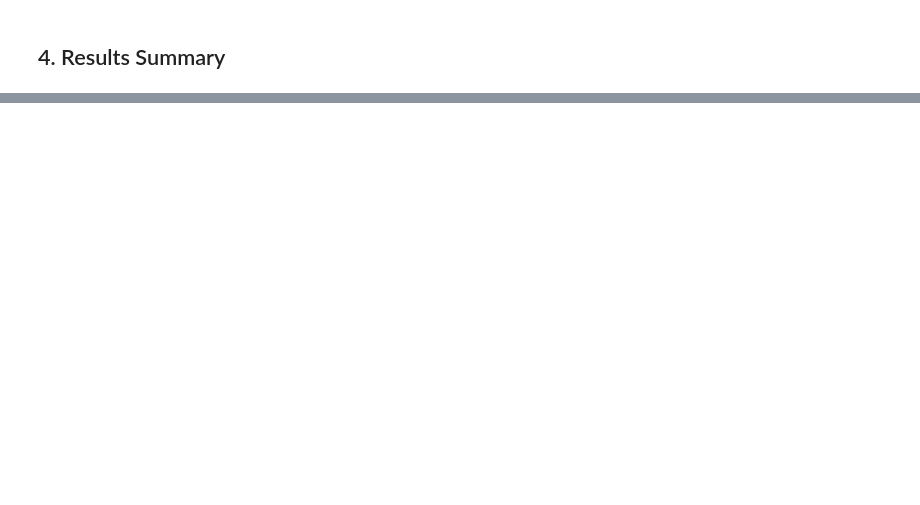
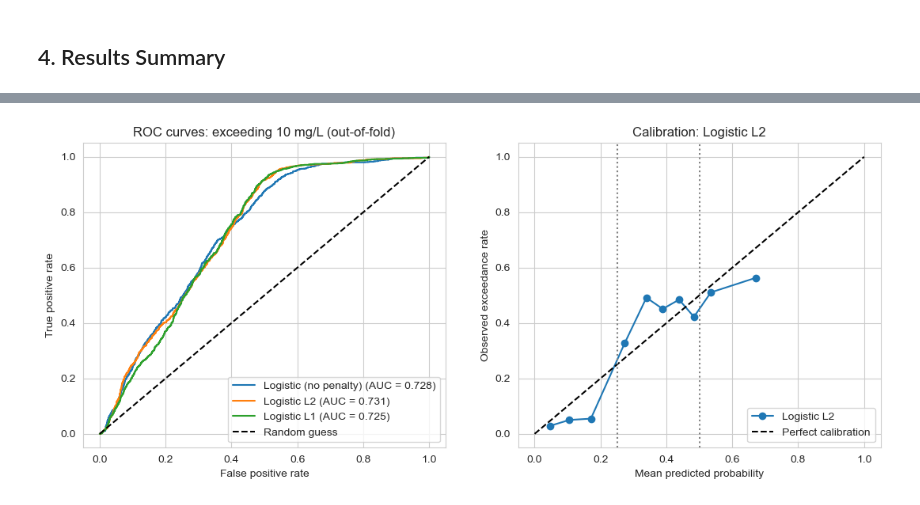
Before and after one commit to Erdos-Projects/fall-2026-infrastructure-placement, a Jupyter notebook: notebooks/models/linear_models.ipynb, the cells around one changed output, grey strips where cells are left out. Saved outputs shown, nothing was run; the diff lists cells and outputs as text; code cells hidden in the pictures; blank space fills up the shorter version.

```diff
--- a/notebooks/models/linear_models.ipynb
+++ b/notebooks/models/linear_models.ipynb
@@ -305,0 +354,29 @@ display(classification_results.round(3))
+# %%
+from sklearn.metrics import roc_curve
+from sklearn.calibration import calibration_curve
+
+fig, axs = plt.subplots(1, 2, figsize=(13, 5))
+
+for name, p in {"Logistic (no penalty)": logit_oof,
+                "Logistic L2": logit_l2_oof,
+                "Logistic L1": logit_l1_oof}.items():
+    fpr, tpr, _ = roc_curve(exceeds_tv, p)
+    axs[0].plot(fpr, tpr, label=f"{name} (AUC = {roc_auc_score(exceeds_tv, p):.3f})")
+axs[0].plot([0, 1], [0, 1], "k--", label="Random guess")
+axs[0].set_xlabel("False positive rate")
+axs[0].set_ylabel("True positive rate")
+axs[0].set_title("ROC curves: exceeding 10 mg/L (out-of-fold)")
+axs[0].legend()
+
+prob_true, prob_pred = calibration_curve(exceeds_tv, logit_l2_oof, n_bins=10, strategy="quantile")
+axs[1].plot(prob_pred, prob_true, "o-", label="Logistic L2")
+axs[1].plot([0, 1], [0, 1], "k--", label="Perfect calibration")
+for cut in [0.25, 0.5]:
+    axs[1].axvline(cut, color="gray", linestyle=":")
+axs[1].set_xlabel("Mean predicted probability")
+axs[1].set_ylabel("Observed exceedance rate")
+axs[1].set_title("Calibration: Logistic L2")
+axs[1].legend()
+plt.show()
+# %% [output]
+[figure, added]
```
Also changed, not shown: parts of 8 cells of this notebook.
